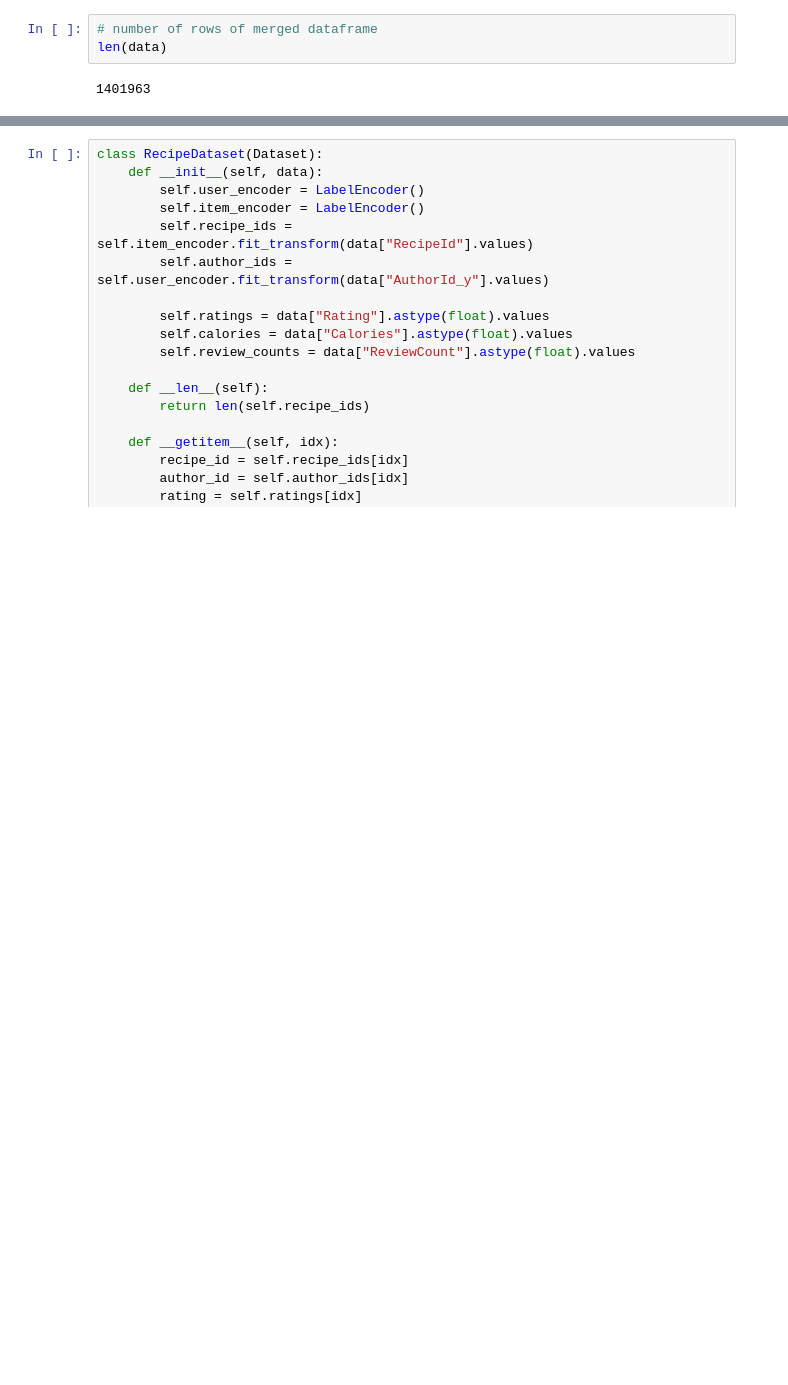
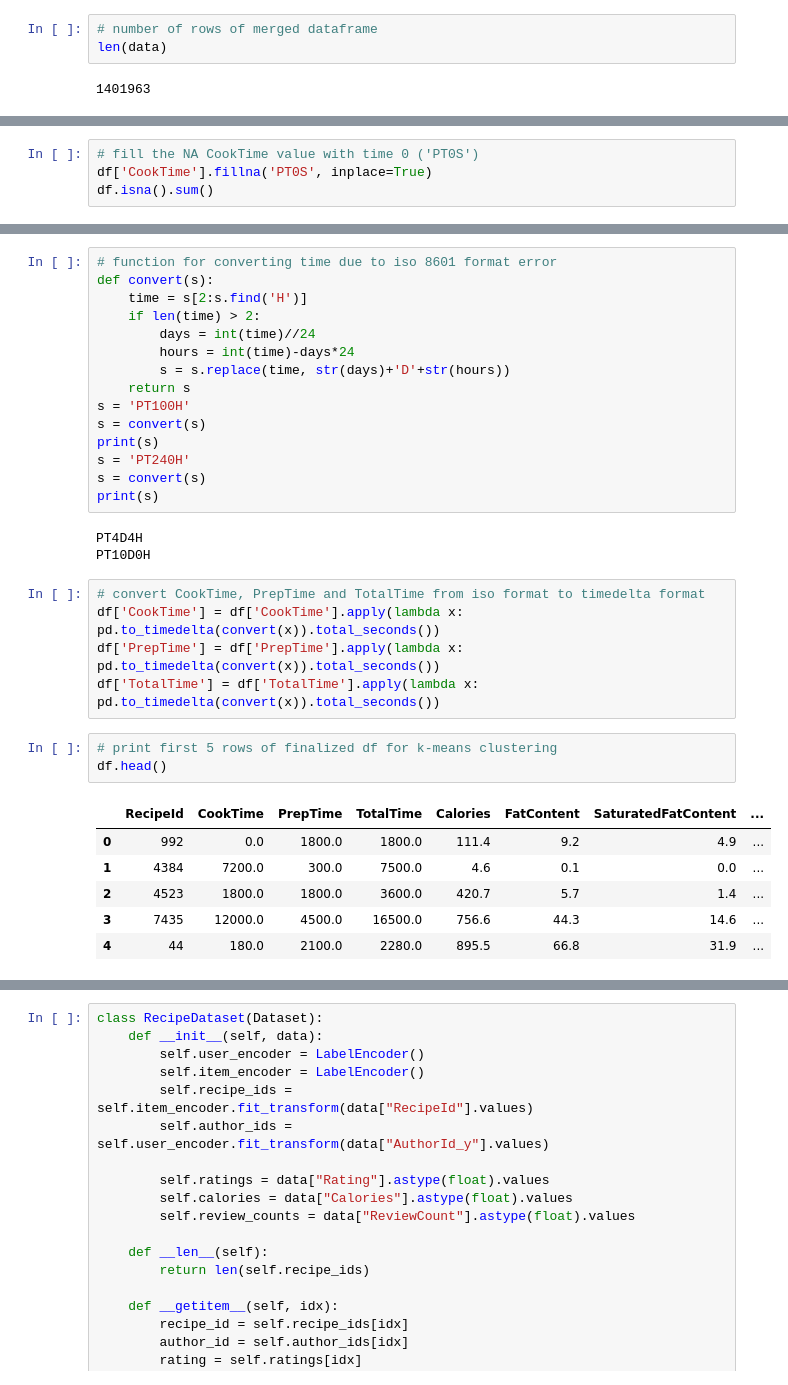
Before and after one commit to szheng3/540-recommendation, a Jupyter notebook: notebooks/recommendation.ipynb, the cells around one changed output, grey strips where cells are left out. Cells and saved outputs as stored; diff of their text form; blank space fills up the shorter version.

```diff
--- a/notebooks/recommendation.ipynb
+++ b/notebooks/recommendation.ipynb
@@ -90,0 +145,4 @@ len(df)
+# %%
+# fill the NA CookTime value with time 0 ('PT0S')
+df['CookTime'].fillna('PT0S', inplace=True)
+df.isna().sum()
@@ -90,0 +164,33 @@ len(df)
+# %%
+# function for converting time due to iso 8601 format error
+def convert(s):
+    time = s[2:s.find('H')]
+    if len(time) > 2:
+        days = int(time)//24
+        hours = int(time)-days*24
+        s = s.replace(time, str(days)+'D'+str(hours))
+    return s
+s = 'PT100H'
+s = convert(s)
+print(s)
+s = 'PT240H'
+s = convert(s)
+print(s)
+# %% [output]
+PT4D4H
+PT10D0H
+# %%
+# convert CookTime, PrepTime and TotalTime from iso format to timedelta format
+df['CookTime'] = df['CookTime'].apply(lambda x: pd.to_timedelta(convert(x)).total_seconds())
+df['PrepTime'] = df['PrepTime'].apply(lambda x: pd.to_timedelta(convert(x)).total_seconds())
+df['TotalTime'] = df['TotalTime'].apply(lambda x: pd.to_timedelta(convert(x)).total_seconds())
+# %%
+# print first 5 rows of finalized df for k-means clustering
+df.head()
+# %% [output]
+|  | RecipeId | CookTime | PrepTime | TotalTime | Calories | FatContent | SaturatedFatContent | ... |
+| 0 | 992 | 0.0 | 1800.0 | 1800.0 | 111.4 | 9.2 | 4.9 | ... |
+| 1 | 4384 | 7200.0 | 300.0 | 7500.0 | 4.6 | 0.1 | 0.0 | ... |
+| 2 | 4523 | 1800.0 | 1800.0 | 3600.0 | 420.7 | 5.7 | 1.4 | ... |
+| 3 | 7435 | 12000.0 | 4500.0 | 16500.0 | 756.6 | 44.3 | 14.6 | ... |
+| 4 | 44 | 180.0 | 2100.0 | 2280.0 | 895.5 | 66.8 | 31.9 | ... |
```
Also changed, not shown: parts of 9 cells of this notebook.
